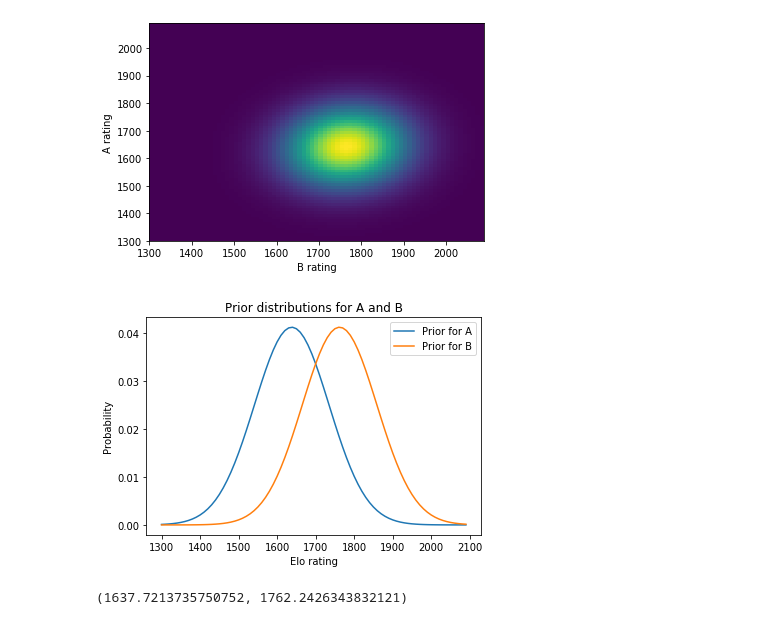
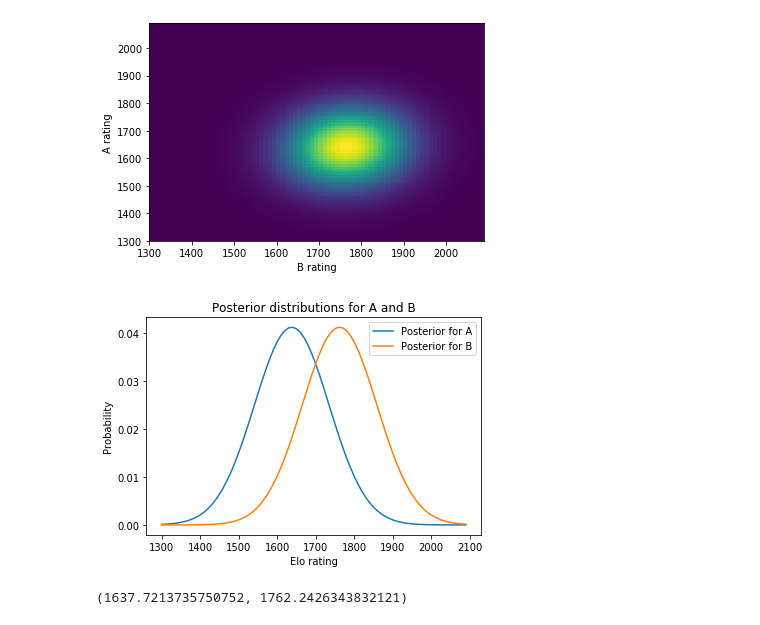
Before and after one commit to AllenDowney/BiteSizeBayes, a Jupyter notebook: 11_faceoff_soln.ipynb, the cells around one changed output. Saved outputs shown, nothing was run; the diff lists cells and outputs as text; code cells hidden in the pictures.

```diff
--- a/11_faceoff_soln.ipynb
+++ b/11_faceoff_soln.ipynb
@@ -506,15 +508,15 @@ marginal_B = marginal(joint_posterior, axis=0)
 # %%
 # Solution
 
-marginal_A.plot(label='Prior for A')
-marginal_B.plot(label='Prior for B')
+marginal_A.plot(label='Posterior for A')
+marginal_B.plot(label='Posterior for B')
 
 plt.xlabel('Elo rating')
 plt.ylabel('Probability')
-plt.title('Prior distributions for A and B')
+plt.title('Posterior distributions for A and B')
 plt.legend();
 # %% [output]
-[figure, old version]
+[figure, new version]
 # %%
 # Solution
 
```
Also changed, not shown: parts of 2 cells of this notebook, 1 other file.
